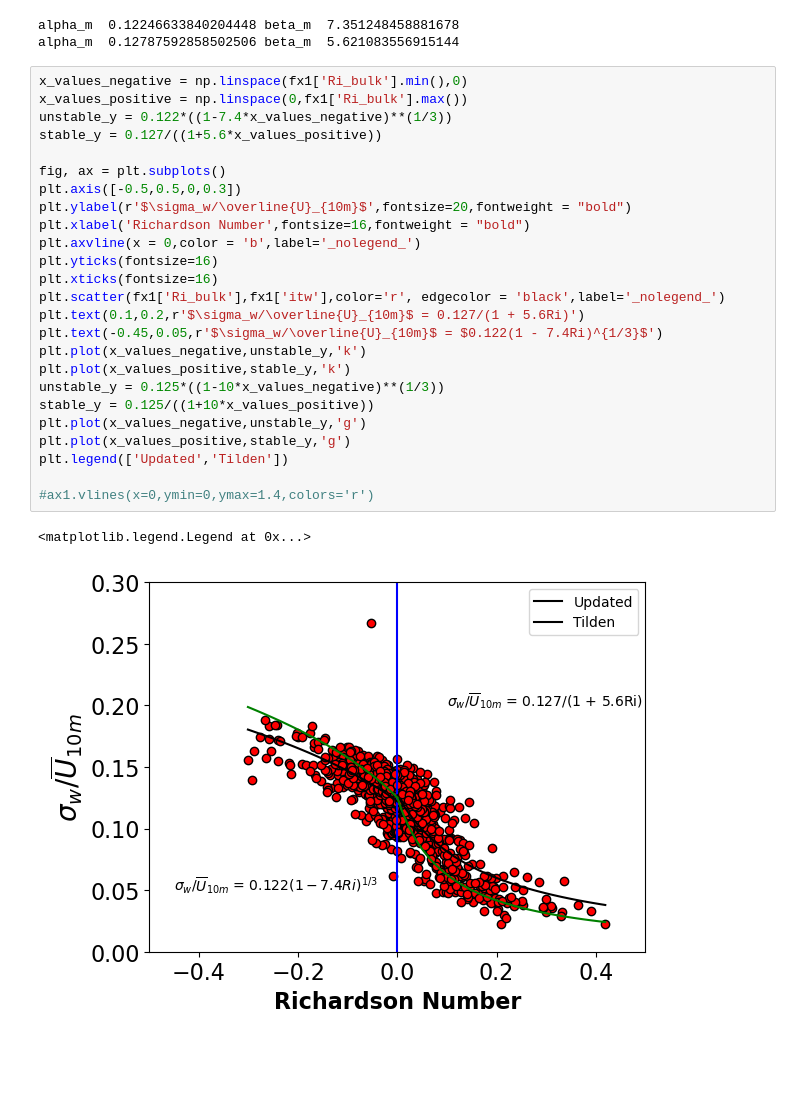
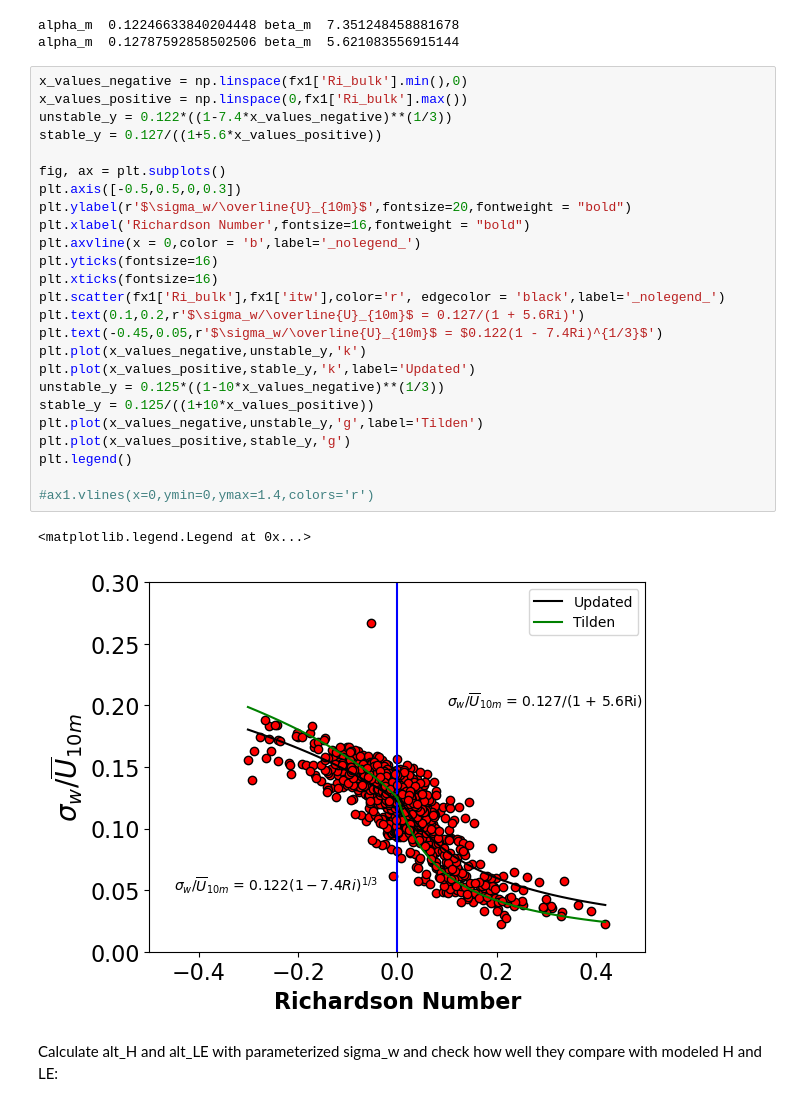
Before and after one commit to sreenathpaleri/Bulk_Richardson_Parameterizations, a Jupyter notebook: bv13analysis.ipynb, the cells around one changed output. Saved outputs shown, nothing was run; the diff lists cells and outputs as text; blank space fills up the shorter version.

```diff
--- a/bv13analysis.ipynb
+++ b/bv13analysis.ipynb
@@ -291,31 +296,33 @@ alpha_m  0.12787592858502506 beta_m  5.621083556915144
 # %%
 x_values_negative = np.linspace(fx1['Ri_bulk'].min(),0)
 x_values_positive = np.linspace(0,fx1['Ri_bulk'].max())
 unstable_y = 0.122*((1-7.4*x_values_negative)**(1/3))
 stable_y = 0.127/((1+5.6*x_values_positive))
 
 fig, ax = plt.subplots()
 plt.axis([-0.5,0.5,0,0.3])
 plt.ylabel(r'$\sigma_w/\overline{U}_{10m}$',fontsize=20,fontweight = "bold")
 plt.xlabel('Richardson Number',fontsize=16,fontweight = "bold")
 plt.axvline(x = 0,color = 'b',label='_nolegend_')
 plt.yticks(fontsize=16)
 plt.xticks(fontsize=16)
 plt.scatter(fx1['Ri_bulk'],fx1['itw'],color='r', edgecolor = 'black',label='_nolegend_')
 plt.text(0.1,0.2,r'$\sigma_w/\overline{U}_{10m}$ = 0.127/(1 + 5.6Ri)')
 plt.text(-0.45,0.05,r'$\sigma_w/\overline{U}_{10m}$ = $0.122(1 - 7.4Ri)^{1/3}$')
 plt.plot(x_values_negative,unstable_y,'k')
-plt.plot(x_values_positive,stable_y,'k')
+plt.plot(x_values_positive,stable_y,'k',label='Updated')
 unstable_y = 0.125*((1-10*x_values_negative)**(1/3))
 stable_y = 0.125/((1+10*x_values_positive))
-plt.plot(x_values_negative,unstable_y,'g')
+plt.plot(x_values_negative,unstable_y,'g',label='Tilden')
 plt.plot(x_values_positive,stable_y,'g')
-plt.legend(['Updated','Tilden'])
+plt.legend()
 
 #ax1.vlines(x=0,ymin=0,ymax=1.4,colors='r')
 # %% [output]
 <matplotlib.legend.Legend at 0x...>
-[figure, old version]
+[figure, new version]
+# %% [markdown]
+Calculate alt_H and alt_LE with parameterized sigma_w and check how well they compare with modeled H and LE:
 # %%
 #alt_H2
 unstable_flag = fx1['Ri_bulk'] < 0
```
Also changed, not shown: parts of 9 cells of this notebook.
